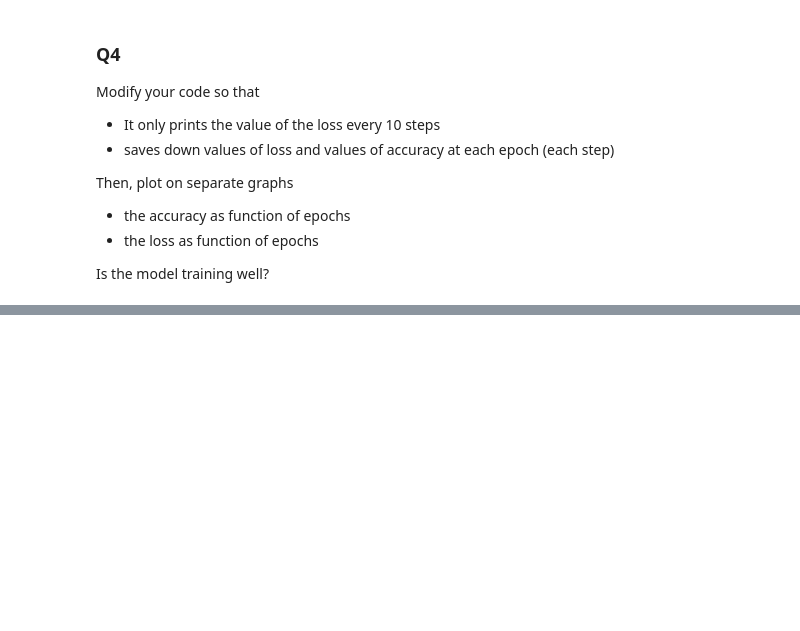
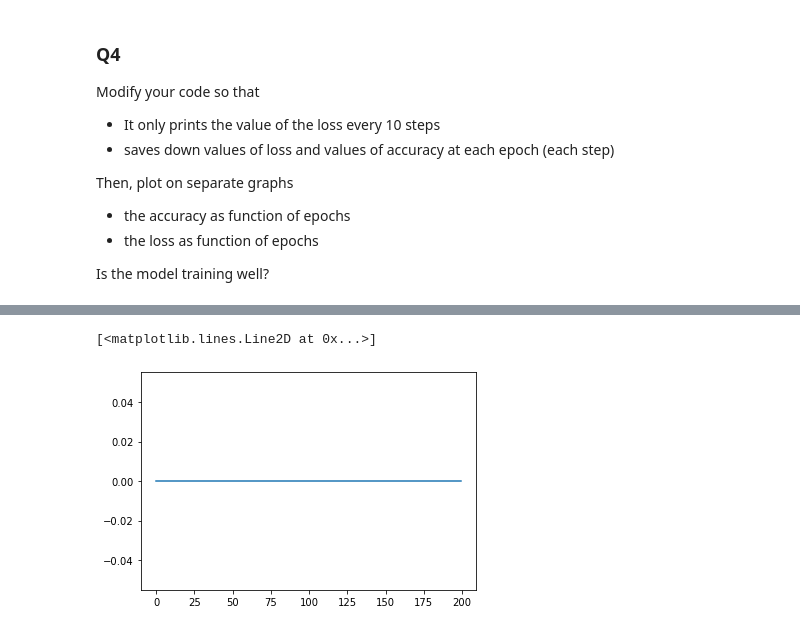
Before and after one commit to aiden01pd2025/CVclass, a Jupyter notebook: tutorial-torch.ipynb, the cells around one changed output, grey strips where cells are left out. Cells and saved outputs as stored; diff of their text form; code cells hidden in the pictures; blank space fills up the shorter version.

```diff
--- a/tutorial-torch.ipynb
+++ b/tutorial-torch.ipynb
@@ -145,0 +188,6 @@ ValueError: x and y must have same first dimension, but have shapes (50,) and (0
+# %%
+x=range(0,len(accuracy_list))
+plt.plot(x,accuracy_list)
+# %% [output]
+[<matplotlib.lines.Line2D at 0x...>]
+[figure, added]
```
Also changed, not shown: parts of 6 cells of this notebook.
